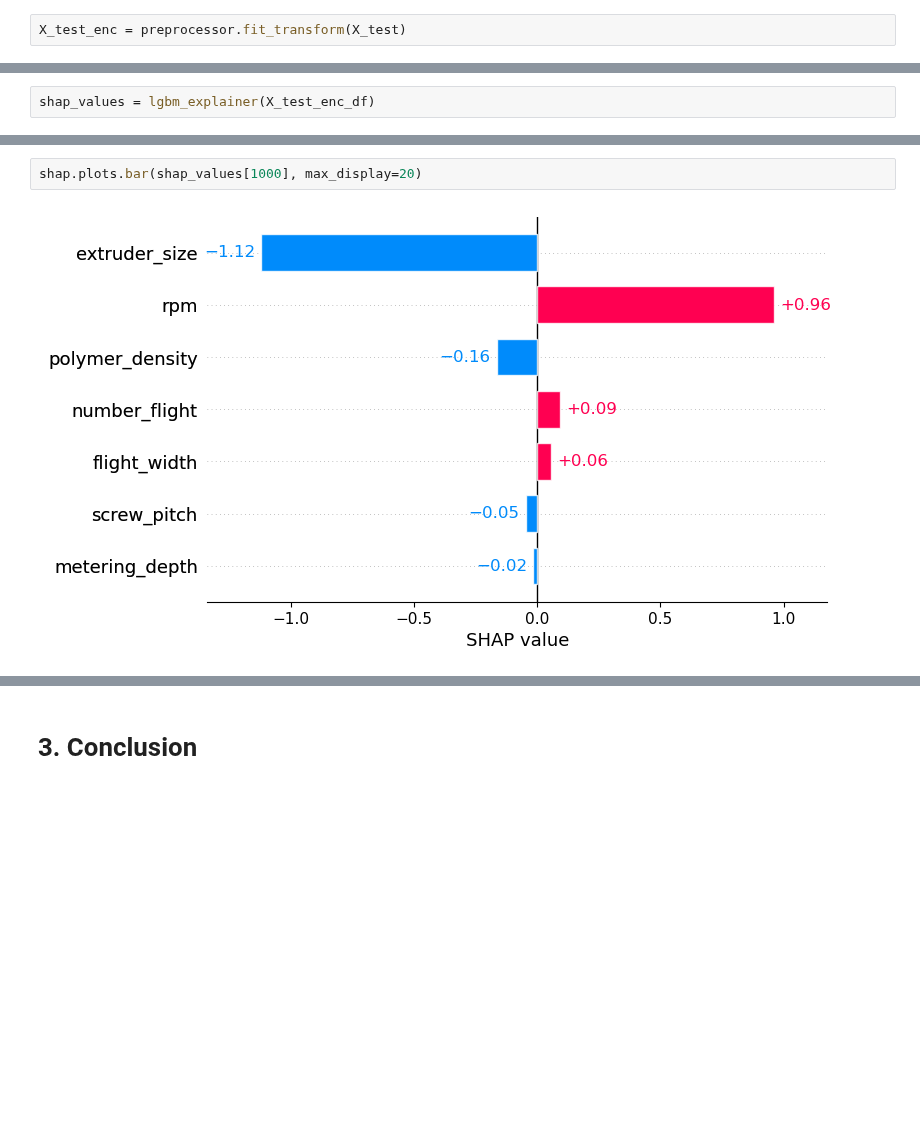
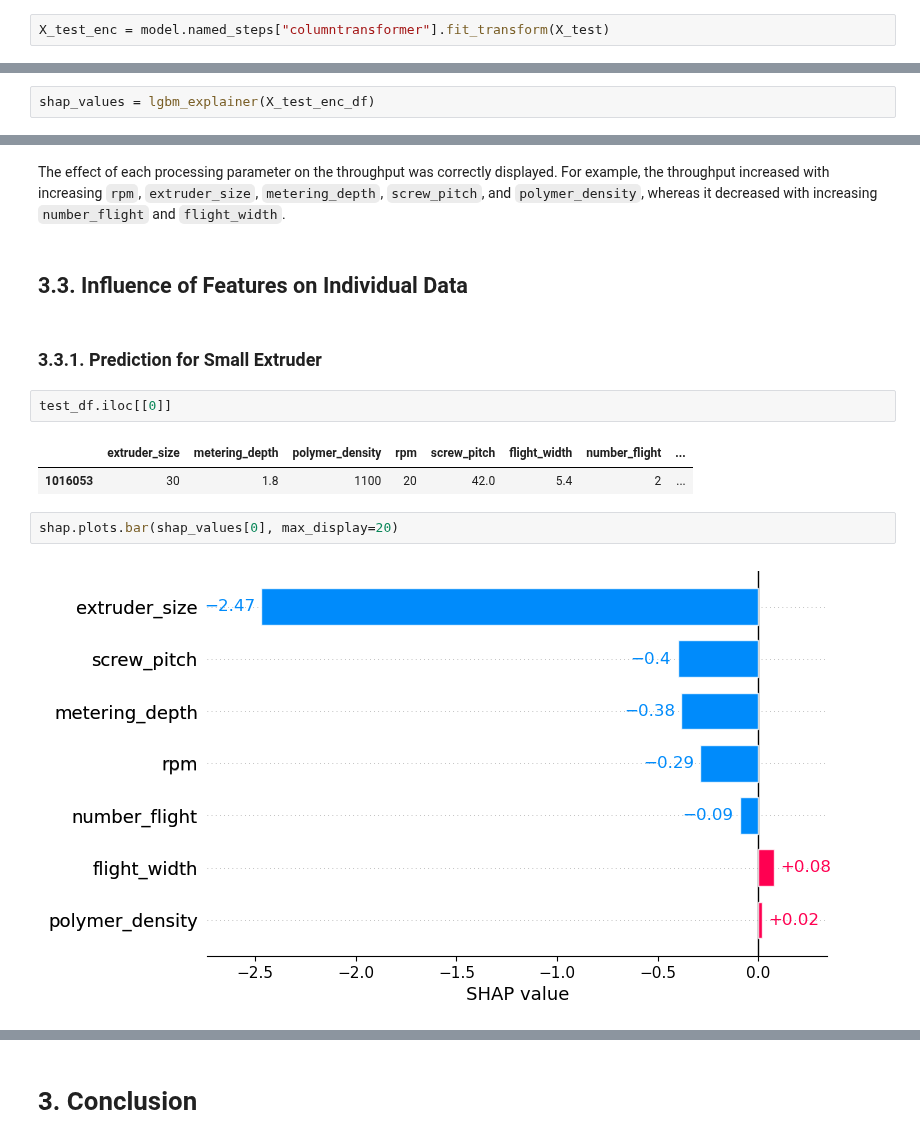
Before and after one commit to johnwslee/extrucal_machine-learning, a Jupyter notebook: notebooks/5_Feature_Importances.ipynb, the cells around one changed output, grey strips where cells are left out. Drawn from its saved outputs; the diff is of its cells as text; blank space fills up the shorter version.

```diff
--- a/notebooks/5_Feature_Importances.ipynb
+++ b/notebooks/5_Feature_Importances.ipynb
@@ -84,5 +59,5 @@ preprocessor = make_column_transformer(
 # %%
-X_test_enc = preprocessor.fit_transform(X_test)
+X_test_enc = model.named_steps["columntransformer"].fit_transform(X_test)
 # %%
 columns = (
     model.named_steps["columntransformer"]
@@ -117,4 +104,15 @@ shap.summary_plot(shap_values)
+# %% [markdown]
+The effect of each processing parameter on the throughput was correctly displayed. For example, the throughput increased with increasing `rpm`, `extruder_size`, `metering_depth`, `screw_pitch`, and `polymer_density`, whereas it decreased with increasing `number_flight` and `flight_width`.
+# %% [markdown]
+## 3.3. Influence of Features on Individual Data
+# %% [markdown]
+### 3.3.1. Prediction for Small Extruder
+# %%
+test_df.iloc[[0]]
+# %% [output]
+|  | extruder_size | metering_depth | polymer_density | rpm | screw_pitch | flight_width | number_flight | ... |
+| 1016053 | 30 | 1.8 | 1100 | 20 | 42.0 | 5.4 | 2 | ... |
 # %%
-shap.plots.bar(shap_values[1000], max_display=20)
+shap.plots.bar(shap_values[0], max_display=20)
 # %% [output]
-[figure, old version]
+[figure, new version]
```
Also changed, not shown: parts of 22 cells of this notebook, 3 other files.
